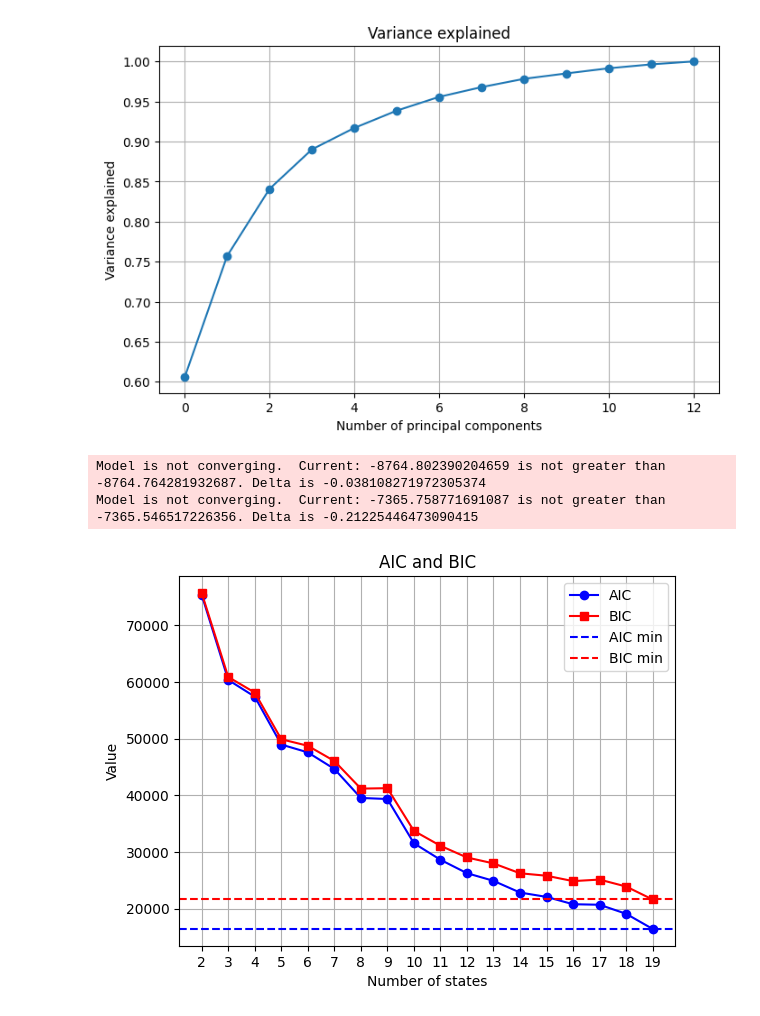
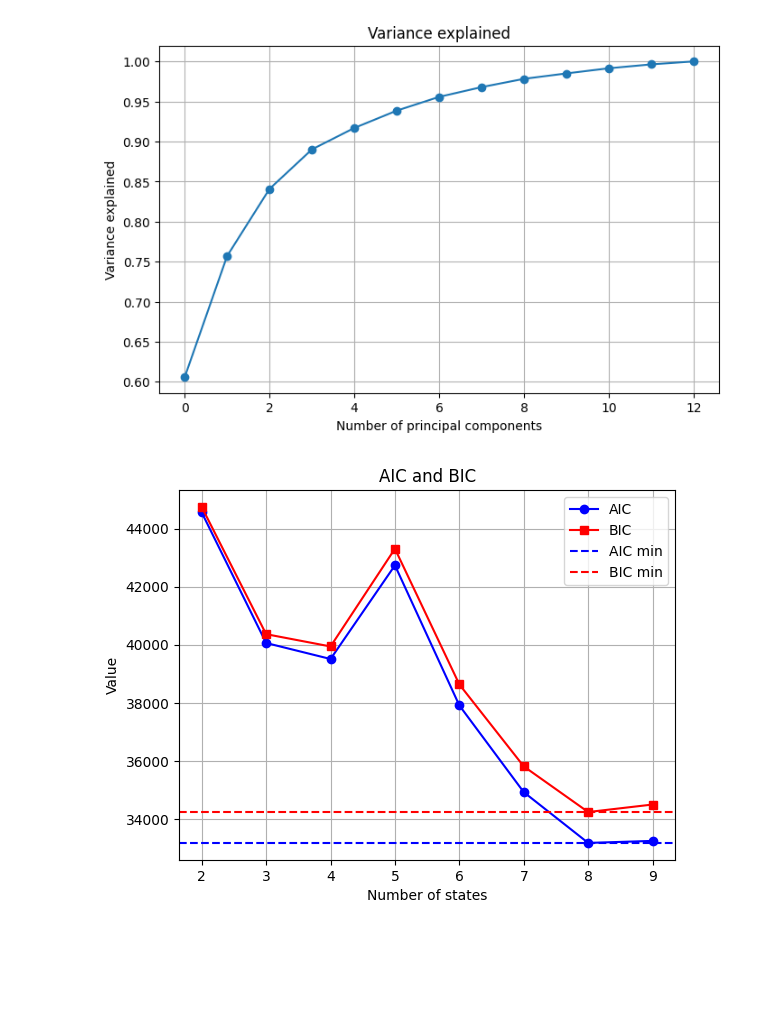
Before and after one commit to SigmaFlowX/Hidden-Markov-Model-for-Regime-Detection, a Jupyter notebook: notebooks/hmm_regime_detection.ipynb, the cells around one changed output. Saved outputs shown, nothing was run; the diff lists cells and outputs as text; code cells hidden in the pictures; blank space fills up the shorter version.

```diff
--- a/notebooks/hmm_regime_detection.ipynb
+++ b/notebooks/hmm_regime_detection.ipynb
@@ -96,29 +97,27 @@ Selected 7 components
 # %%
 bics = []
 aics = []
-ks = range(2, 20)
+ks = range(2, 10)
 for k in ks:
     model = train_hmm(X, n_states=k, n_iter=5000)
     bics.append(model.bic(X))
     aics.append(model.aic(X))
 
 plt.plot(ks, aics, marker='o', label='AIC', color='blue')
 plt.plot(ks, bics, marker='s', label='BIC', color='red')
 
 min_aic = min(aics)
 min_bic = min(bics)
 plt.axhline(min_aic, linestyle='--', label='AIC min', color='blue')
 plt.axhline(min_bic, linestyle='--', label='BIC min', color='red')
 
 plt.xlabel('Number of states')
 plt.ylabel('Value')
 plt.title('AIC and BIC')
 plt.grid()
 plt.xticks(ks)
 plt.legend()
 plt.show()
 # %% [output]
-Model is not converging.  Current: -8764.802390204659 is not greater than -8764.764281932687. Delta is -0.038108271972305374
-Model is not converging.  Current: -7365.758771691087 is not greater than -7365.546517226356. Delta is -0.21225446473090415
-[figure, old version]
+[figure, new version]
 # %%
```
Also changed, not shown: parts of 8 cells of this notebook.
